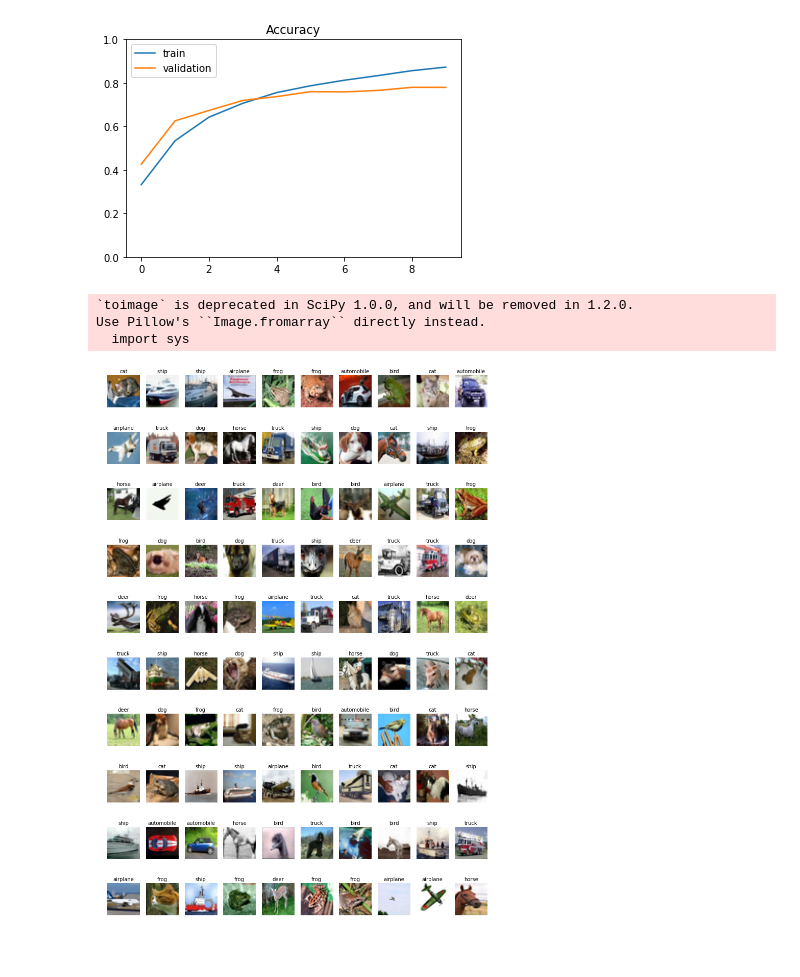
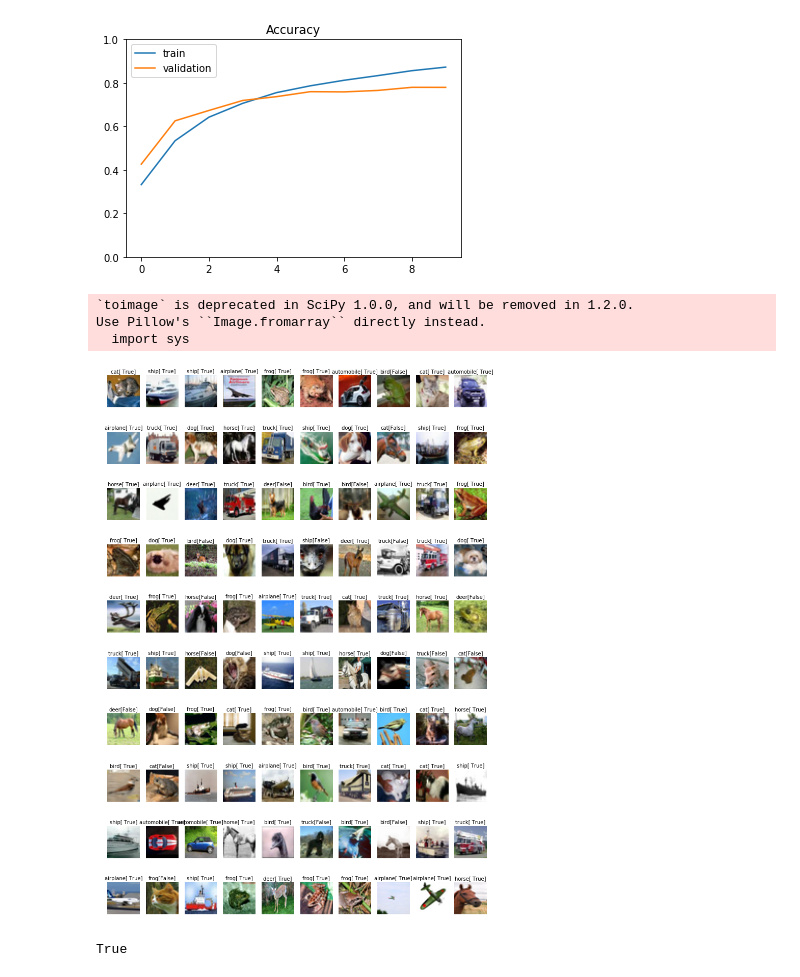
Before and after one commit to ninja18-pro-comp/kaggle, a Jupyter notebook: yagi_mete/cnn_sand.ipynb, the cells around one changed output. Cells and saved outputs as stored; diff of their text form; code cells hidden in the pictures.

```diff
--- a/yagi_mete/cnn_sand.ipynb
+++ b/yagi_mete/cnn_sand.ipynb
@@ -207,22 +207,33 @@ plt.show()
 # %%
 #テストデータに対する確認の視覚化
 results = model.predict(X_test)
 
 pos = 1
 plt.figure(figsize=(16,24), dpi=60)
 
 for i in range(100):
   img = toimage(X_test[i])
   label = results[i].argmax()
+  ans = y_test[i] == label
   plt.subplot(10, 10, pos)
   plt.imshow(img)
   plt.axis('off')
-  plt.title(cifar10_labels[label])
+  plt.title(cifar10_labels[label]+str(ans))
+  #plt.xlabel(str(ans),fontsize=12)
+ # print(ans)
   pos += 1
 
 plt.show()
 # %% [output]
 `toimage` is deprecated in SciPy 1.0.0, and will be removed in 1.2.0.
 Use Pillow's ``Image.fromarray`` directly instead.
   import sys
-[figure, old version]
+[figure, new version]
+# %%
+a=1
+b=1
+c= a==b
+
+print(c)
+# %% [output]
+True
```
Also changed, not shown: parts of 2 cells of this notebook, 2 other files.
